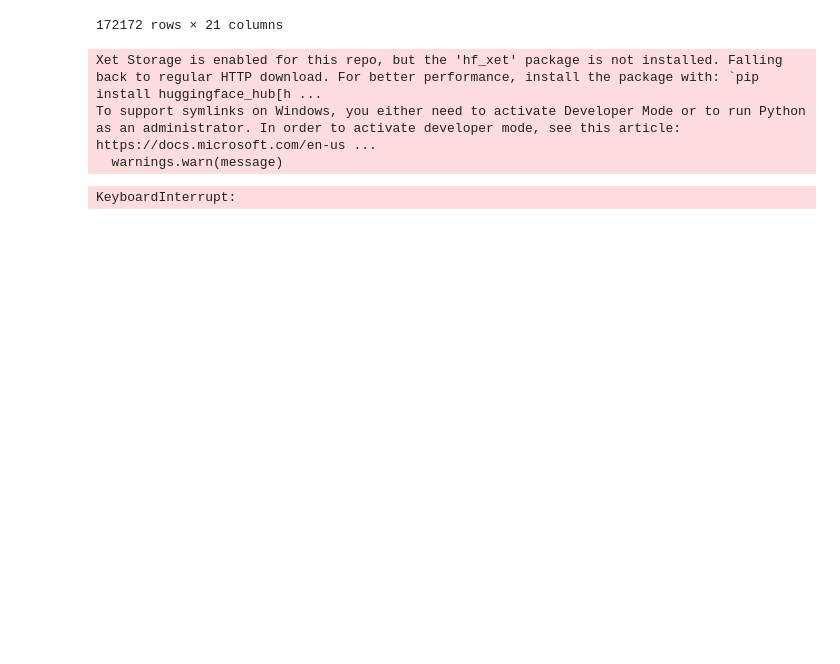
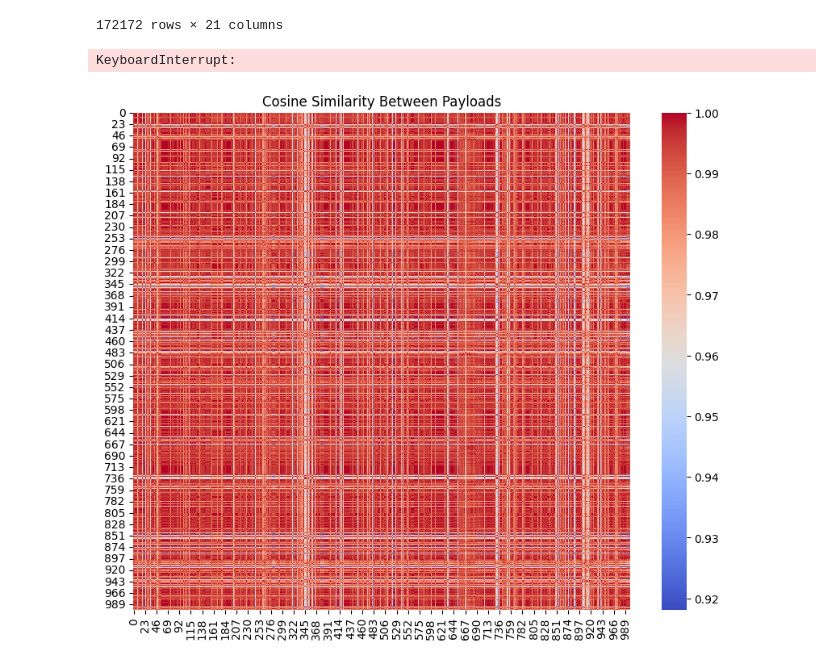
Before and after one commit to lucchinaluca/thesis-datasec, a Jupyter notebook: payload_analysis.ipynb, the cells around one changed output. Drawn from its saved outputs; the diff is of its cells as text; code cells hidden in the pictures; blank space fills up the shorter version.

```diff
--- a/payload_analysis.ipynb
+++ b/payload_analysis.ipynb
@@ -287,12 +287,16 @@ def get_code_embeddings(payloads, model_name='microsoft/codebert-base', batch_si
 # Usage
 valid_indices = df['payload_decoded'].astype(str).str.strip().ne('')
 valid_payloads = df.loc[valid_indices, 'payload_decoded'].astype(str).tolist()
-vectors = get_code_embeddings(valid_payloads)
-cosine_sim_matrix = cosine_similarity(vectors)
+vectors = get_code_embeddings(valid_payloads[:30000])
 # %% [output]
-Xet Storage is enabled for this repo, but the 'hf_xet' package is not installed. Falling back to regular HTTP download. For better performance, install the package with: `pip install huggingface_hub[h ...
-To support symlinks on Windows, you either need to activate Developer Mode or to run Python as an administrator. In order to activate developer mode, see this article: https://docs.microsoft.com/en-us ...
-  warnings.warn(message)
+KeyboardInterrupt:
-KeyboardInterrupt:
+# %%
+cosine_sim_matrix = cosine_similarity(vectors[:1000])
+plt.figure(figsize=(10, 8))
+sns.heatmap(cosine_sim_matrix, cmap="coolwarm", square=True)
+plt.title("Cosine Similarity Between Payloads")
+plt.show()
+# %% [output]
+[figure, added]
 # %%
 from hdbscan import HDBSCAN
```
Also changed, not shown: parts of 3 cells of this notebook, 1 other file.
